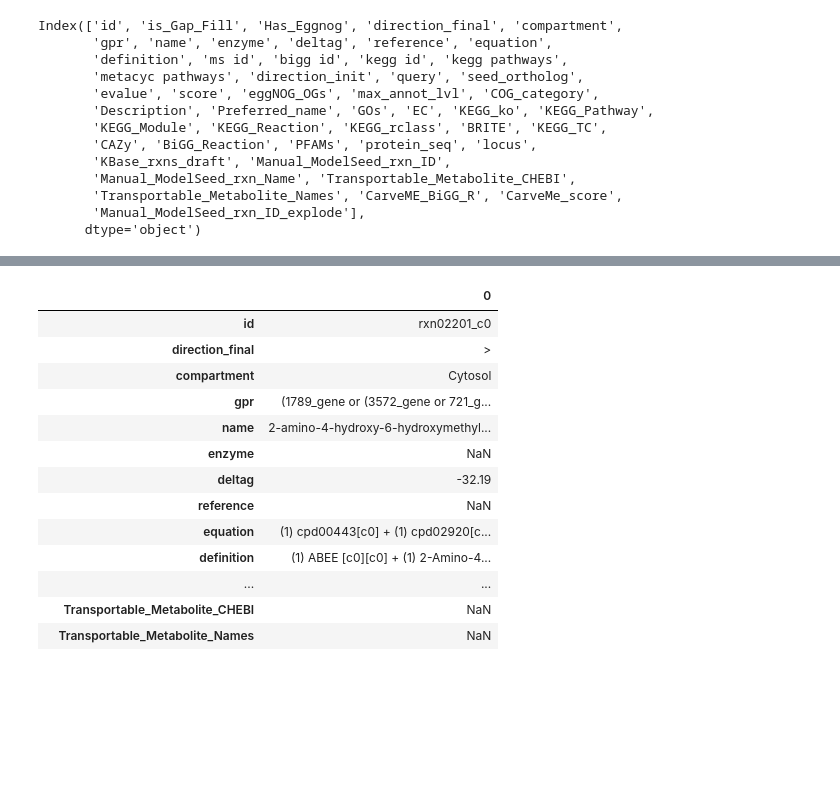
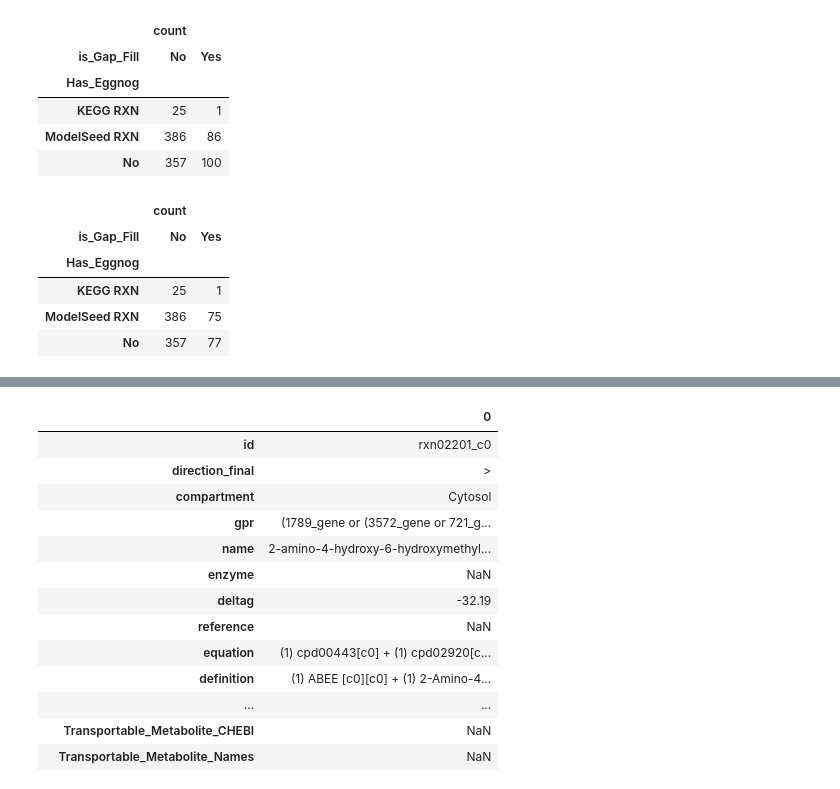
Before and after one commit to wosnat/alteromonas_curation_feb2025, a Jupyter notebook: MIT1002/create merged reactions and eggnog file.ipynb, the cells around one changed output, grey strips where cells are left out. Saved outputs shown, nothing was run; the diff lists cells and outputs as text; code cells hidden in the pictures; blank space fills up the shorter version.

```diff
--- a/MIT1002/create merged reactions and eggnog file.ipynb
+++ b/MIT1002/create merged reactions and eggnog file.ipynb
@@ -17,5 +24,15 @@ final_model_fpath = os.path.join('data', 'mit1002_rast_omegga.mdl.all_sequential
 # %%
 df_eggnog = pd.read_excel(eggnog_excel_fpath)
+# %%
+def find_in_eggnog_df(df_merge, df_eggnog, colname, kbase_colname, haseggnog_str):
+    colname_explode = f'{colname}_explode'
+    df_eggnog[colname_explode] = df_eggnog[colname].str.split(',')
+    df_eggnog_explode = df_eggnog.explode(column=colname_explode, ignore_index=True)
+    df_eggnog_explode_nodup = df_eggnog_explode.dropna(subset=colname_explode).drop_duplicates(subset=colname_explode)
+    df_merge1 = pd.merge(df_merge, df_eggnog_explode_nodup, left_on=kbase_colname, right_on=colname_explode, how='left', )
+    df_merge1['Has_Eggnog'] = 'No'
+    df_merge1.loc[~df_merge1[colname_explode].isna(), 'Has_Eggnog'] = haseggnog_str
+    return df_merge1
 # %%
 def compare_2_models(initial_model_fpath, final_model_fpath, df_eggnog):
     df_init = pd.read_excel(initial_model_fpath, sheet_name='ModelReactions')
@@ -24,31 +41,37 @@ def compare_2_models(initial_model_fpath, final_model_fpath, df_eggnog):
     df_merge['is_Gap_Fill'] = 'No'
     df_merge.loc[df_merge.direction_init != df_merge.direction_final, 'is_Gap_Fill'] = 'Direction'
     df_merge.loc[df_merge.direction_init.isna(), 'is_Gap_Fill'] = 'Yes'
-    df_eggnog['Manual_ModelSeed_rxn_ID_explode'] = df_eggnog['Manual_ModelSeed_rxn_ID'].str.split(',')
-    df_eggnog_explode = df_eggnog.explode(column='Manual_ModelSeed_rxn_ID_explode', ignore_index=True)
-    df_eggnog_explode_nodup = df_eggnog_explode.dropna(subset='Manual_ModelSeed_rxn_ID_explode').drop_duplicates(subset='Manual_ModelSeed_rxn_ID_explode')
-    df_merge1 = pd.merge(df_merge, df_eggnog_explode_nodup, left_on='ms id', right_on='Manual_ModelSeed_rxn_ID_explode', how='left', )
-    df_merge1['Has_Eggnog'] = 'No'
-    df_merge1.loc[~df_merge1.Manual_ModelSeed_rxn_ID_explode.isna(), 'Has_Eggnog'] = 'Yes'
+    df_merge1 = find_in_eggnog_df(df_merge, df_eggnog, 'Manual_ModelSeed_rxn_ID', 'ms id', 'ModelSeed RXN')
+    rxn_without_match = df_merge1.loc[df_merge1.Has_Eggnog.isin(['No']), 'ms id']
+    df_merge_no_eggnog = df_merge.loc[df_merge['ms id'].isin(rxn_without_match)]
+    df_merge1_has_eggnog = df_merge1.loc[~df_merge1['ms id'].isin(rxn_without_match)]
+    df_merge2 = find_in_eggnog_df(df_merge_no_eggnog, df_eggnog, 'KEGG_Reaction', 'kegg id', 'KEGG RXN')
+
+    df_merge_final = pd.concat([df_merge1_has_eggnog, df_merge2], ignore_index=True)
+
     first_cols = ['id','is_Gap_Fill','Has_Eggnog']
-    cols = first_cols + [c for c in df_merge1.columns if c not in first_cols]
+    cols = first_cols + [c for c in df_merge_final.columns if c not in first_cols]
 
-    return df_merge1[cols]
+    return df_merge_final[cols]
 # %%
 df_merge =  compare_2_models(initial_model_fpath, final_model_fpath, df_eggnog)
-# %%
-df_merge.columns
-# %% [output]
-Index(['id', 'is_Gap_Fill', 'Has_Eggnog', 'direction_final', 'compartment',
-       'gpr', 'name', 'enzyme', 'deltag', 'reference', 'equation',
-       'definition', 'ms id', 'bigg id', 'kegg id', 'kegg pathways',
-       'metacyc pathways', 'direction_init', 'query', 'seed_ortholog',
-       'evalue', 'score', 'eggNOG_OGs', 'max_annot_lvl', 'COG_category',
-       'Description', 'Preferred_name', 'GOs', 'EC', 'KEGG_ko', 'KEGG_Pathway',
-       'KEGG_Module', 'KEGG_Reaction', 'KEGG_rclass', 'BRITE', 'KEGG_TC',
-       'CAZy', 'BiGG_Reaction', 'PFAMs', 'protein_seq', 'locus',
-       'KBase_rxns_draft', 'Manual_ModelSeed_rxn_ID',
-       'Manual_ModelSeed_rxn_Name', 'Transportable_Metabolite_CHEBI',
-       'Transportable_Metabolite_Names', 'CarveME_BiGG_R', 'CarveMe_score',
-       'Manual_ModelSeed_rxn_ID_explode'],
-      dtype='object')
+# %%
+df_merge[['Has_Eggnog','is_Gap_Fill', ]].value_counts().reset_index().pivot(index='Has_Eggnog', columns='is_Gap_Fill')
+# %% [output]
+|  | count |  |
+| is_Gap_Fill | No | Yes |
+| Has_Eggnog |  |  |
+| KEGG RXN | 25 | 1 |
+| ModelSeed RXN | 386 | 86 |
+| No | 357 | 100 |
+# %%
+df_merge_glc =  compare_2_models(initial_model_fpath, final_model_glc_only_fpath, df_eggnog)
+df_merge_glc.to_excel('MIT1002_GF_glc_L1_reactions_with_eggnog.xlsx', index=False)
+df_merge_glc[['Has_Eggnog','is_Gap_Fill', ]].value_counts().reset_index().pivot(index='Has_Eggnog', columns='is_Gap_Fill', )
+# %% [output]
+|  | count |  |
+| is_Gap_Fill | No | Yes |
+| Has_Eggnog |  |  |
+| KEGG RXN | 25 | 1 |
+| ModelSeed RXN | 386 | 75 |
+| No | 357 | 77 |
```
Also changed, not shown: parts of 17 cells of this notebook, 21 other files.
